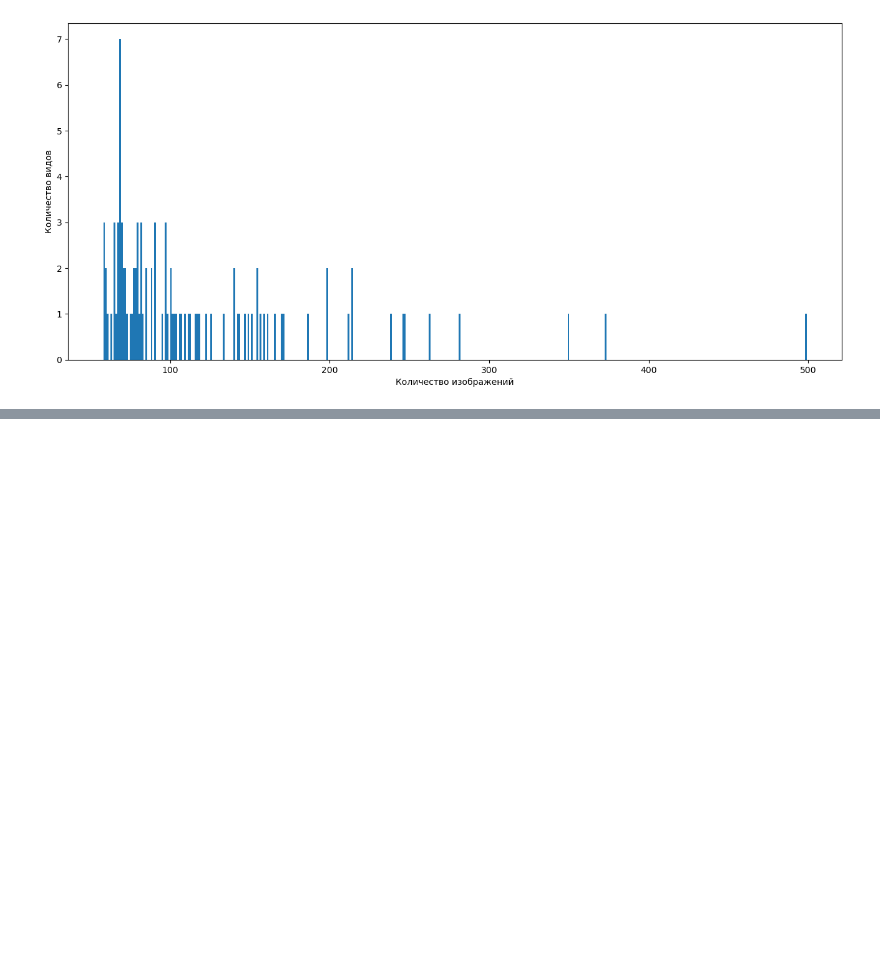
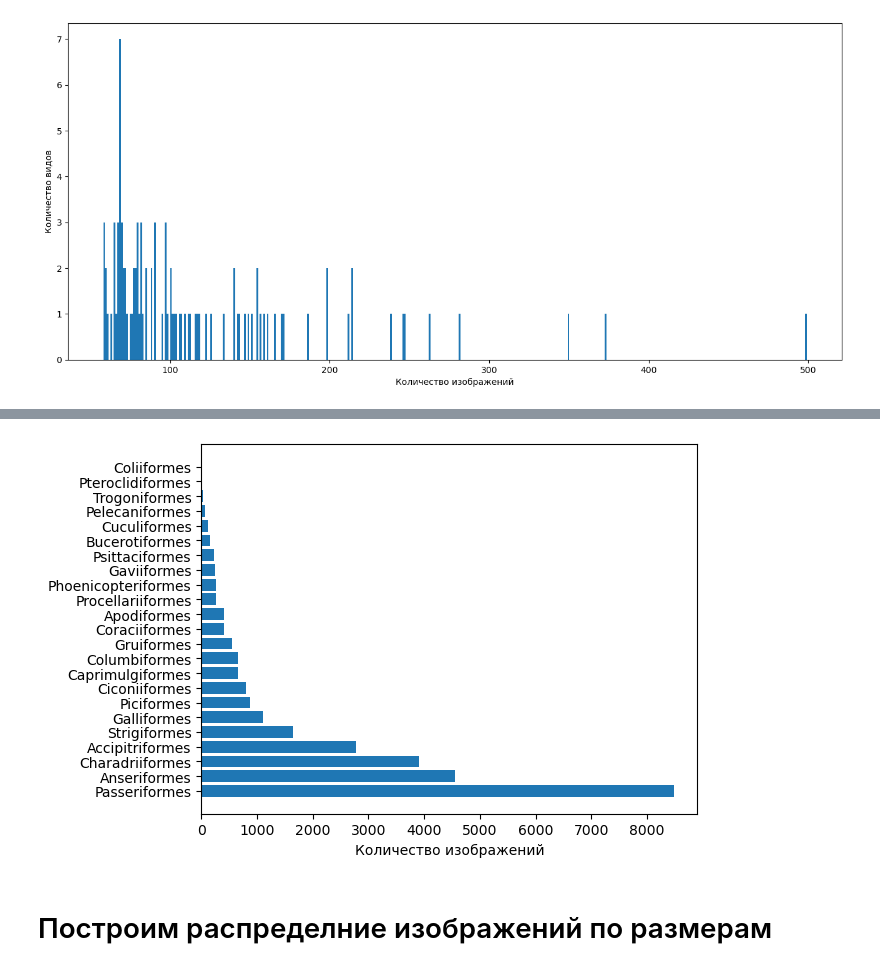
Before and after one commit to Sanch0pansa/feathers_recognition, a Jupyter notebook: data_analysis.ipynb, the cells around one changed output, grey strips where cells are left out. Cells and saved outputs as stored; diff of their text form; code cells hidden in the pictures; blank space fills up the shorter version.

```diff
--- a/data_analysis.ipynb
+++ b/data_analysis.ipynb
@@ -134,0 +171,8 @@ plt.show()
+# %%
+plt.barh(result_df['order'], result_df['number_of_images'])
+plt.xlabel("Количество изображений")
+plt.show()
+# %% [output]
+[figure, added]
+# %% [markdown]
+# Построим распределние изображений по размерам
```
Also changed, not shown: parts of 7 cells of this notebook.
